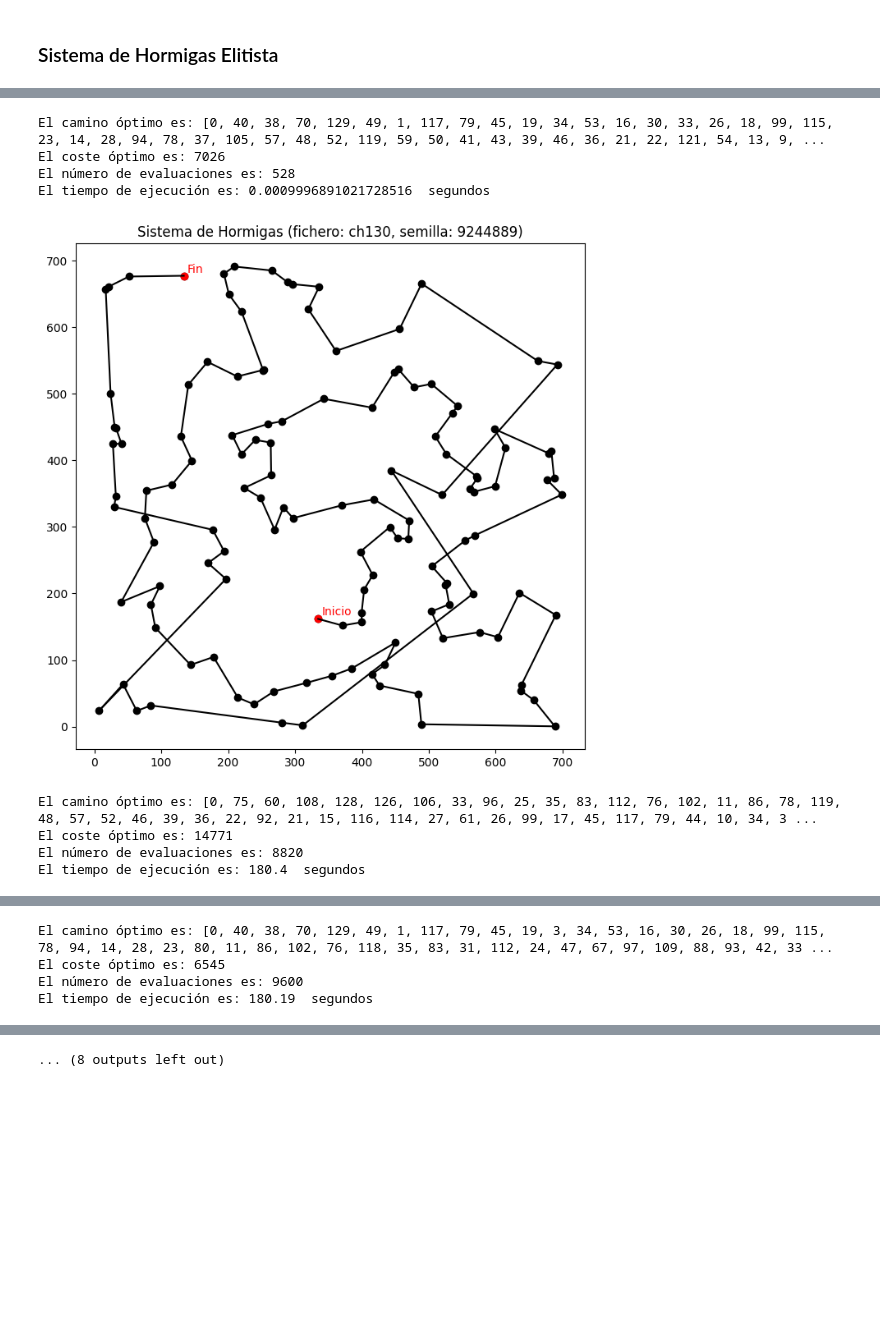
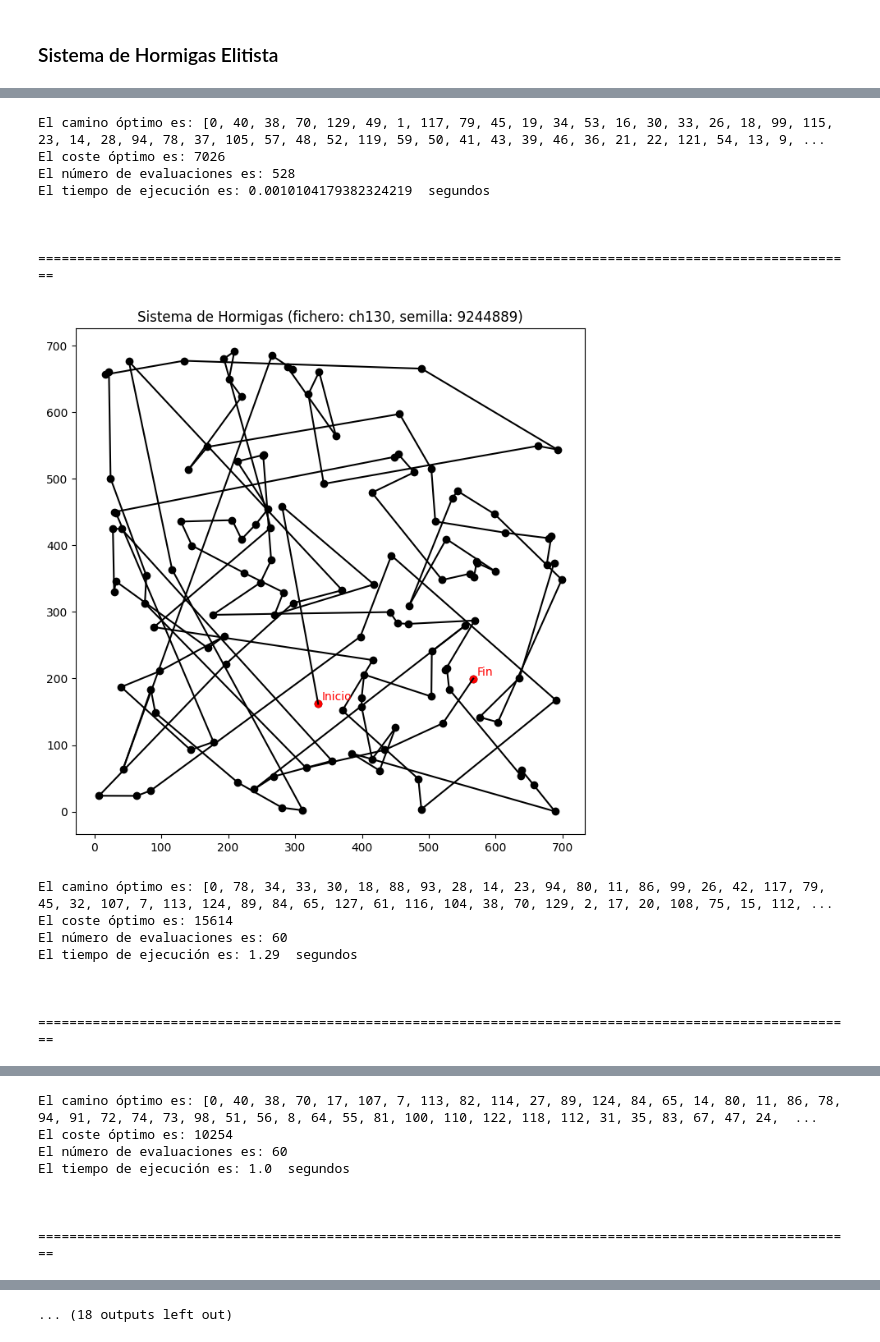
Before and after one commit to GrunCrow/Optimization_Solar_Plant, a Jupyter notebook: 4_Ant_Colony/4_ant_colony.ipynb, the cells around one changed output, grey strips where cells are left out. Cells and saved outputs as stored; diff of their text form; code cells hidden in the pictures; blank space fills up the shorter version.

```diff
--- a/4_Ant_Colony/4_ant_colony.ipynb
+++ b/4_Ant_Colony/4_ant_colony.ipynb
@@ -532,13 +540,18 @@ def comparar_algoritmos(fichero_name, semillas, num_hormigas=30, tiempo_limite=6
             path_optimo, coste_optimo, evaluaciones, tiempo_ejecucion_segundos = algoritmo(*params)
             res_semilla.append((coste_optimo, evaluaciones))
 
+            representar_mapa(datos_ciudades, path_optimo, algorithm_name=sh_name, fichero_name=fichero_name, semilla = semilla)
             print("El camino óptimo es:", path_optimo)
             print("El coste óptimo es:", coste_optimo)
             print("El número de evaluaciones es:", evaluaciones)
             print("El tiempo de ejecución es:", tiempo_ejecucion_segundos, " segundos")
-            representar_mapa(datos_ciudades, path_optimo, algorithm_name=sh_name, fichero_name=fichero_name, semilla = semilla)
+            print("\n\n")
+            print("=========================================================================================================")
+            print("\n\n")
 
         resultados.append(res_semilla)
+
+    print("\n\n\n\n\n\n")
 
     # Crear tabla de resultados
     header = ('', 'Caso 1', '', 'Caso 2', '', 'Caso 3', '')
@@ -547,7 +560,7 @@ def comparar_algoritmos(fichero_name, semillas, num_hormigas=30, tiempo_limite=6
     for i, res in enumerate(resultados):
         fila = [f'Ejecución {i+1}']
         for coste, evaluaciones in res:
-            fila.append(f'{coste:.2f}')
+            fila.append(f'{coste:.3f}')
             fila.append(str(evaluaciones))
         tabla.append(fila)
 
@@ -557,8 +570,10 @@ def comparar_algoritmos(fichero_name, semillas, num_hormigas=30, tiempo_limite=6
     desviacion = np.std(resultados_np, axis=0)
 
     # Agregar filas a la tabla de resultados
-    tabla.append(['Media'] + [f'{c:.2f}' for c in media])
-    tabla.append(['Desviación típica'] + [f'{c:.2f}' for c in desviacion])
+    media_str = ['Media'] + [f'{c:.3f}' for c in media.flatten()]
+    desviacion_str = ['Desv. típica'] + [f'{c:.3f}' for c in desviacion.flatten()]
+    tabla.append(media_str)
+    tabla.append(desviacion_str)
 
     # Imprimir tabla
     for fila in tabla:
@@ -573,7 +588,7 @@ datos_ciudades = cargar_datos(fichero)
 distancias = calcular_distancias(datos_ciudades)
 
 num_hormigas = n_hormigas
-tiempo_limite = tiempo_max_c130
+tiempo_limite = 1 # tiempo_max_c130
 a = alpha
 b = beta
 rho = parametro_evaporacion
@@ -591,9 +607,17 @@ comparar_algoritmos(fichero_name, semillas, num_hormigas=num_hormigas, tiempo_li
 El camino óptimo es: [0, 40, 38, 70, 129, 49, 1, 117, 79, 45, 19, 34, 53, 16, 30, 33, 26, 18, 99, 115, 23, 14, 28, 94, 78, 37, 105, 57, 48, 52, 119, 59, 50, 41, 43, 39, 46, 36, 21, 22, 121, 54, 13, 9, ...
 El coste óptimo es: 7026
 El número de evaluaciones es: 528
-El tiempo de ejecución es: 0.0009996891021728516  segundos
+El tiempo de ejecución es: 0.0010104179382324219  segundos
+
+
+
+=========================================================================================================
-[figure]
+[figure, new version]
-El camino óptimo es: [0, 75, 60, 108, 128, 126, 106, 33, 96, 25, 35, 83, 112, 76, 102, 11, 86, 78, 119, 48, 57, 52, 46, 39, 36, 22, 92, 21, 15, 116, 114, 27, 61, 26, 99, 17, 45, 117, 79, 44, 10, 34, 3 ...
-El coste óptimo es: 14771
-El número de evaluaciones es: 8820
-El tiempo de ejecución es: 180.4  segundos
+El camino óptimo es: [0, 78, 34, 33, 30, 18, 88, 93, 28, 14, 23, 94, 80, 11, 86, 99, 26, 42, 117, 79, 45, 32, 107, 7, 113, 124, 89, 84, 65, 127, 61, 116, 104, 38, 70, 129, 2, 17, 20, 108, 75, 15, 112, ...
+El coste óptimo es: 15614
+El número de evaluaciones es: 60
+El tiempo de ejecución es: 1.29  segundos
+
+
+
+=========================================================================================================
@@ -601,4 +625,8 @@ El tiempo de ejecución es: 180.4  segundos
-El camino óptimo es: [0, 40, 38, 70, 129, 49, 1, 117, 79, 45, 19, 3, 34, 53, 16, 30, 26, 18, 99, 115, 78, 94, 14, 28, 23, 80, 11, 86, 102, 76, 118, 35, 83, 31, 112, 24, 47, 67, 97, 109, 88, 93, 42, 33 ...
-El coste óptimo es: 6545
-El número de evaluaciones es: 9600
-El tiempo de ejecución es: 180.19  segundos
+El camino óptimo es: [0, 40, 38, 70, 17, 107, 7, 113, 82, 114, 27, 89, 124, 84, 65, 14, 80, 11, 86, 78, 94, 91, 72, 74, 73, 98, 51, 56, 8, 64, 55, 81, 100, 110, 122, 118, 112, 31, 35, 83, 67, 47, 24,  ...
+El coste óptimo es: 10254
+El número de evaluaciones es: 60
+El tiempo de ejecución es: 1.0  segundos
+
+
+
+=========================================================================================================
@@ -621 +660 @@ El tiempo de ejecución es: 180.27  segundos
-... (8 outputs left out)
+... (18 outputs left out)
```
Also changed, not shown: parts of 5 cells of this notebook, 8 other files.
